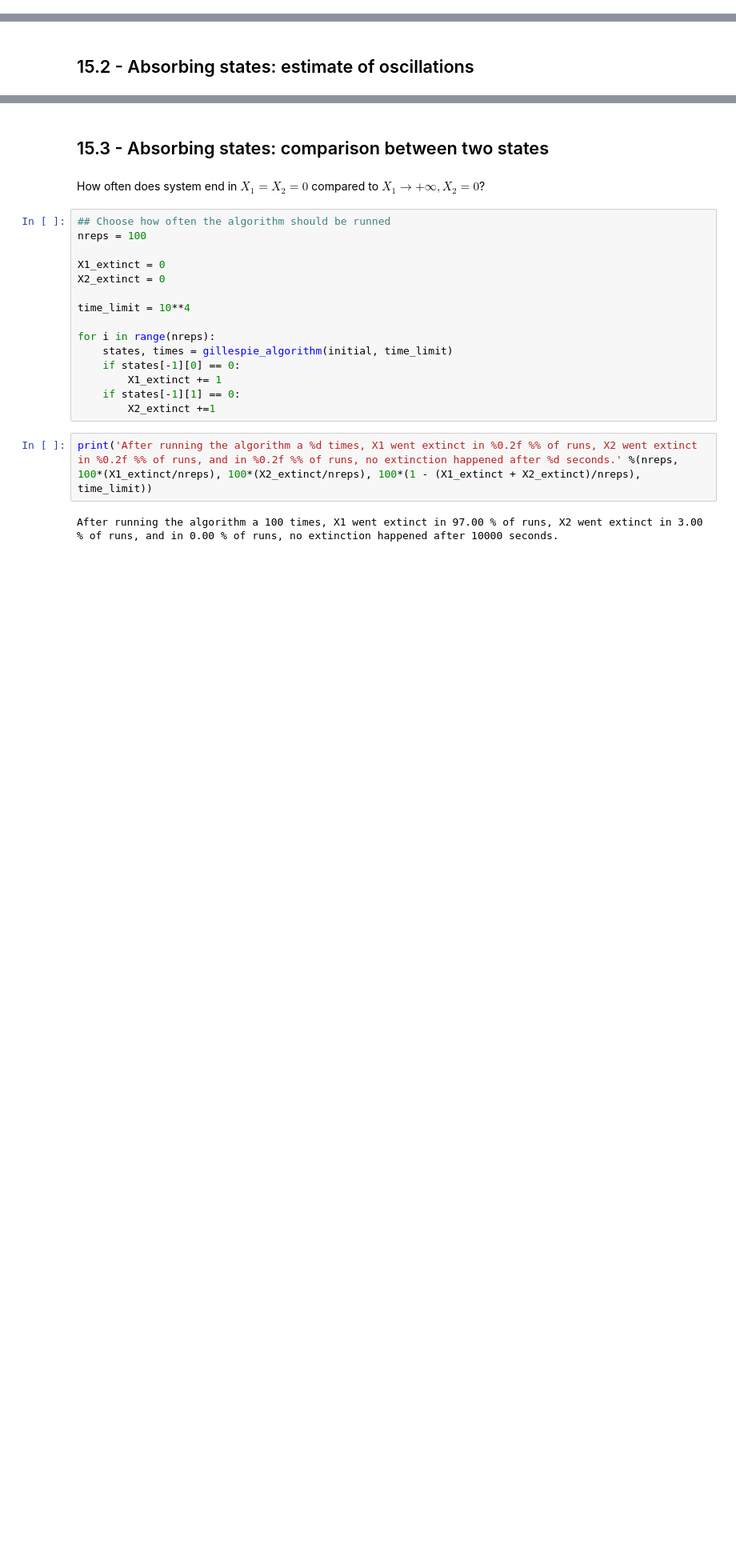
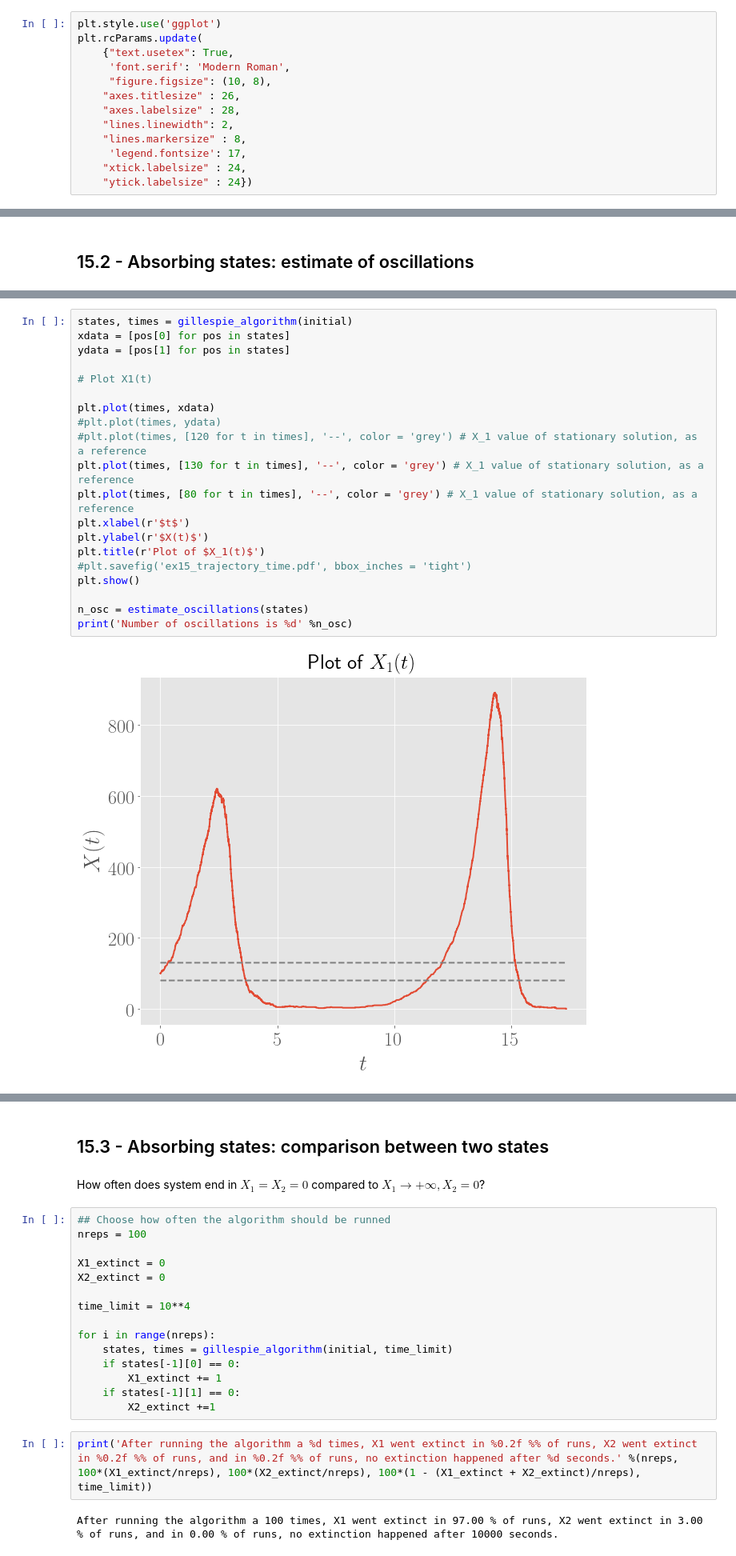
Before and after one commit to ThibeauWouters/Monte-Carlo-Simulations, a Jupyter notebook: 15_Lotka_Volterra_Model.ipynb, the cells around one changed output, grey strips where cells are left out. Shown at 80% size. Cells and saved outputs as stored; diff of their text form; blank space fills up the shorter version.

```diff
--- a/15_Lotka_Volterra_Model.ipynb
+++ b/15_Lotka_Volterra_Model.ipynb
@@ -10,2 +12,15 @@ import scipy.integrate as integrate
+# %%
+plt.style.use('ggplot')
+plt.rcParams.update(
+    {"text.usetex": True,
+     'font.serif': 'Modern Roman',
+     "figure.figsize": (10, 8),
+    "axes.titlesize" : 26,
+    "axes.labelsize" : 28,
+    "lines.linewidth": 2,
+    "lines.markersize" : 8,
+     'legend.fontsize': 17,
+    "xtick.labelsize" : 24,
+    "ytick.labelsize" : 24})
 # %% [markdown]
 ##### Functions:
@@ -137,0 +201,22 @@ plt.show()
+# %%
+states, times = gillespie_algorithm(initial)
+xdata = [pos[0] for pos in states]
+ydata = [pos[1] for pos in states]
+
+# Plot X1(t)
+
+plt.plot(times, xdata)
+#plt.plot(times, ydata)
+#plt.plot(times, [120 for t in times], '--', color = 'grey') # X_1 value of stationary solution, as a reference
+plt.plot(times, [130 for t in times], '--', color = 'grey') # X_1 value of stationary solution, as a reference
+plt.plot(times, [80 for t in times], '--', color = 'grey') # X_1 value of stationary solution, as a reference
+plt.xlabel(r'$t$')
+plt.ylabel(r'$X(t)$')
+plt.title(r'Plot of $X_1(t)$')
+#plt.savefig('ex15_trajectory_time.pdf', bbox_inches = 'tight')
+plt.show()
+
+n_osc = estimate_oscillations(states)
+print('Number of oscillations is %d' %n_osc)
+# %% [output]
+[figure, added]
```
Also changed, not shown: parts of 22 cells of this notebook, 2 other files.
